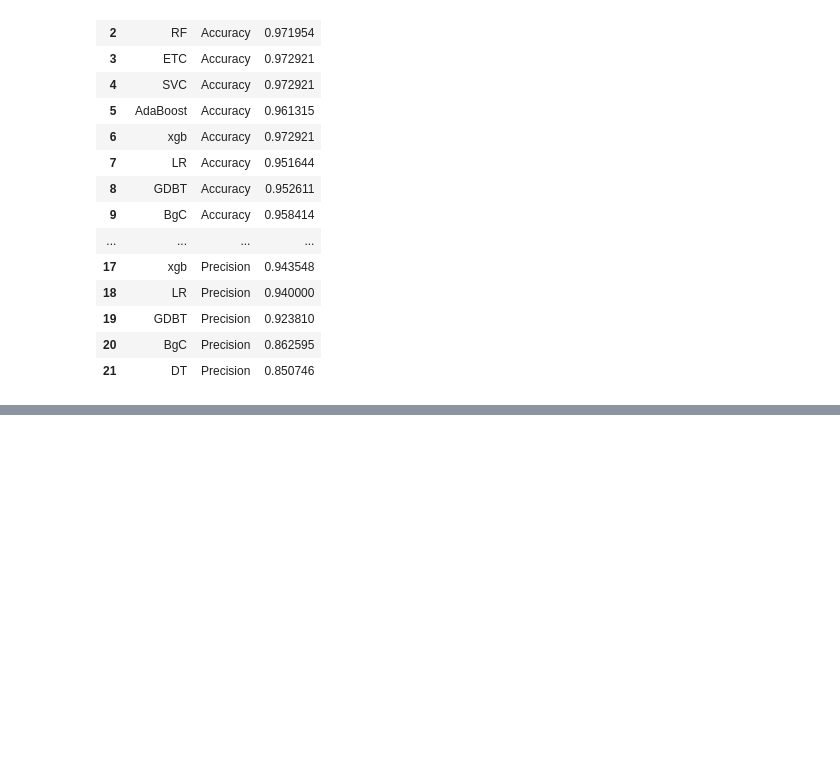
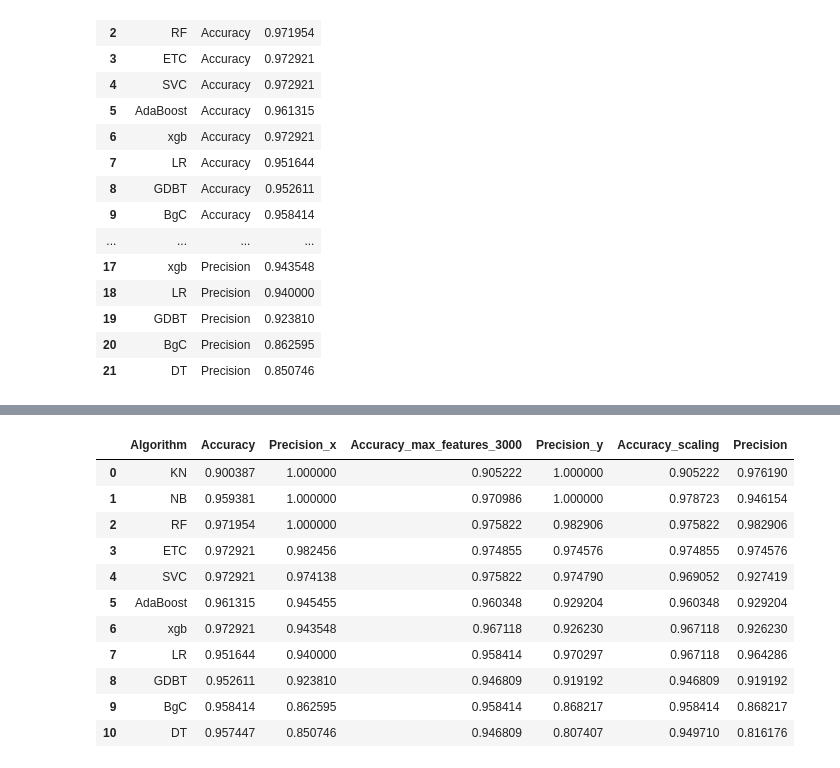
Before and after one commit to souravbiswas19/email-spam-classifier, a Jupyter notebook: sms-spam-detection.ipynb, the cells around one changed output, grey strips where cells are left out. Saved outputs shown, nothing was run; the diff lists cells and outputs as text; code cells hidden in the pictures; blank space fills up the shorter version.

```diff
--- a/sms-spam-detection.ipynb
+++ b/sms-spam-detection.ipynb
@@ -599,3 +624,18 @@ new_df
 new_temp_df = pd.DataFrame({'Algorithm':clfs.keys(), 'Accuracy_scaling':accuracy_scores, 'Precision':precision_scores}).sort_values('Precision',ascending=False)
 # %%
 new_df_scaled = new_df.merge(new_temp_df, on = 'Algorithm')
+# %%
+new_df_scaled
+# %% [output]
+|  | Algorithm | Accuracy | Precision_x | Accuracy_max_features_3000 | Precision_y | Accuracy_scaling | Precision |
+| 0 | KN | 0.900387 | 1.000000 | 0.905222 | 1.000000 | 0.905222 | 0.976190 |
+| 1 | NB | 0.959381 | 1.000000 | 0.970986 | 1.000000 | 0.978723 | 0.946154 |
+| 2 | RF | 0.971954 | 1.000000 | 0.975822 | 0.982906 | 0.975822 | 0.982906 |
+| 3 | ETC | 0.972921 | 0.982456 | 0.974855 | 0.974576 | 0.974855 | 0.974576 |
+| 4 | SVC | 0.972921 | 0.974138 | 0.975822 | 0.974790 | 0.969052 | 0.927419 |
+| 5 | AdaBoost | 0.961315 | 0.945455 | 0.960348 | 0.929204 | 0.960348 | 0.929204 |
+| 6 | xgb | 0.972921 | 0.943548 | 0.967118 | 0.926230 | 0.967118 | 0.926230 |
+| 7 | LR | 0.951644 | 0.940000 | 0.958414 | 0.970297 | 0.967118 | 0.964286 |
+| 8 | GDBT | 0.952611 | 0.923810 | 0.946809 | 0.919192 | 0.946809 | 0.919192 |
+| 9 | BgC | 0.958414 | 0.862595 | 0.958414 | 0.868217 | 0.958414 | 0.868217 |
+| 10 | DT | 0.957447 | 0.850746 | 0.946809 | 0.807407 | 0.949710 | 0.816176 |
```
Also changed, not shown: parts of 5 cells of this notebook.
